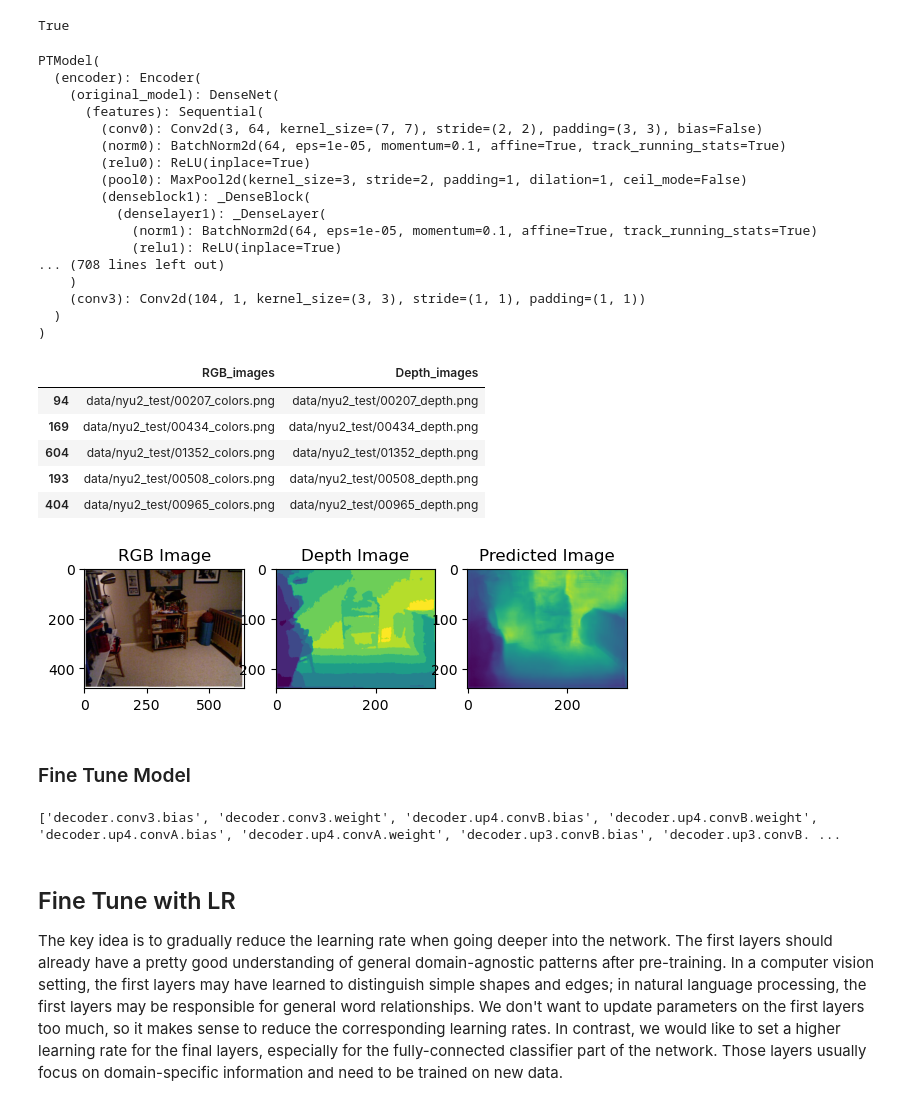
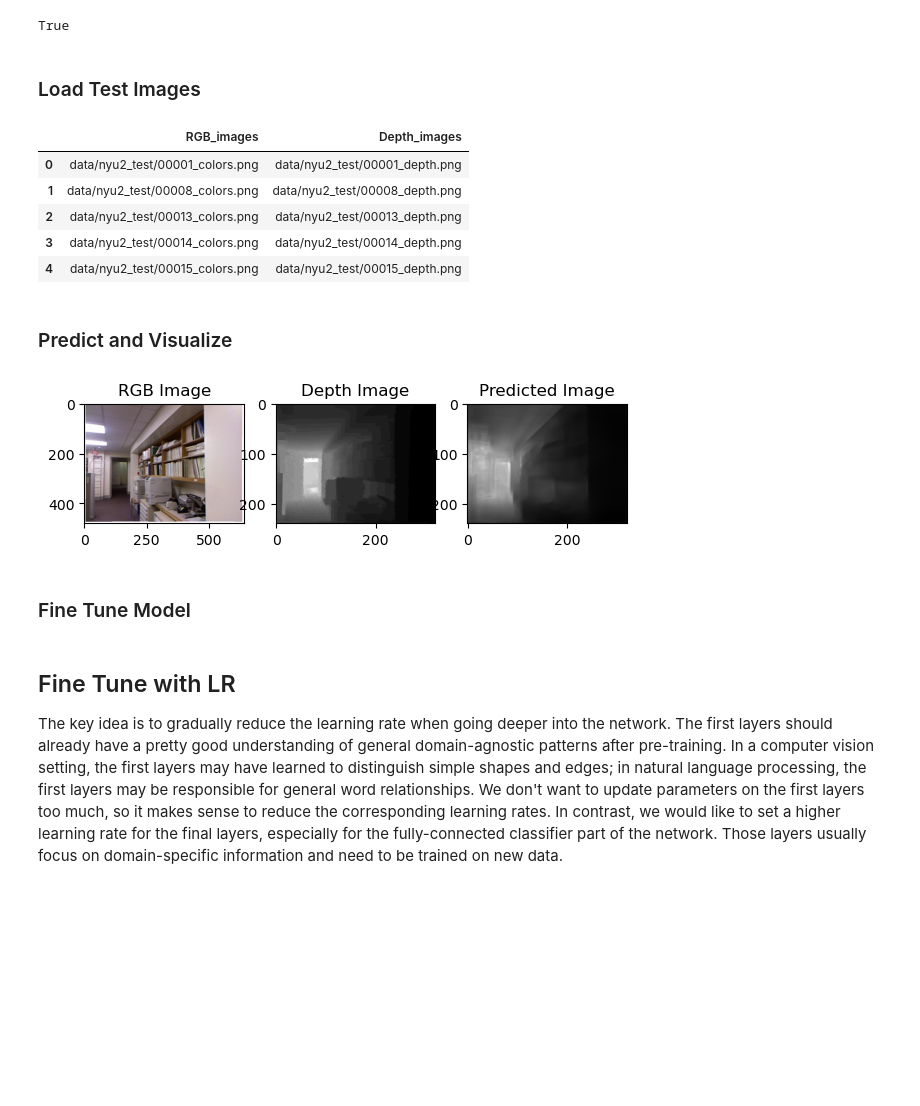
Before and after one commit to Samarth-991/Depth-Estimation, a Jupyter notebook: notebooks/03_inference.ipynb, the cells around one changed output. Drawn from its saved outputs; the diff is of its cells as text; code cells hidden in the pictures; blank space fills up the shorter version.

```diff
--- a/notebooks/03_inference.ipynb
+++ b/notebooks/03_inference.ipynb
@@ -6,7 +6,7 @@ import pandas as pd
 import torch as th
 from matplotlib import pyplot as plt
 import sys
-
+from torch.utils.data import DataLoader
 
 sys.path.append("/mnt/e/Personal/Samarth/repository/RGB_to_3D_conversion/src")
 from depth_model.model import PTModel
@@ -14,7 +14,7 @@ from data_loader.data_creation import CreateDataset
 from utils.data_transforms import pre_process
 
 print(th.cuda.is_available())
-device = 'cpu' if th.cuda.is_available() else 'cpu'
+device = 'cuda' if th.cuda.is_available() else 'cpu'
 # %% [output]
 True
 # %%
@@ -22,37 +22,20 @@ depth_model = PTModel().to(device)
 checkpoint = th.load("../model/depthnet.ckpt")
 depth_model.load_state_dict(checkpoint)
 depth_model.eval()
-# %% [output]
-PTModel(
-  (encoder): Encoder(
-    (original_model): DenseNet(
-      (features): Sequential(
-        (conv0): Conv2d(3, 64, kernel_size=(7, 7), stride=(2, 2), padding=(3, 3), bias=False)
-        (norm0): BatchNorm2d(64, eps=1e-05, momentum=0.1, affine=True, track_running_stats=True)
-        (relu0): ReLU(inplace=True)
-        (pool0): MaxPool2d(kernel_size=3, stride=2, padding=1, dilation=1, ceil_mode=False)
-        (denseblock1): _DenseBlock(
-          (denselayer1): _DenseLayer(
-            (norm1): BatchNorm2d(64, eps=1e-05, momentum=0.1, affine=True, track_running_stats=True)
-            (relu1): ReLU(inplace=True)
-... (708 lines left out)
-    )
-    (conv3): Conv2d(104, 1, kernel_size=(3, 3), stride=(1, 1), padding=(1, 1))
-  )
-)
+# %% [markdown]
+### Load Test  Images
 # %%
 data_path = "/mnt/e/Personal/Samarth/repository/RGB_to_3D_conversion/Data"
 val_df = pd.read_csv(os.path.join(data_path, 'data/nyu2_test.csv'))
 val_df.columns = ['RGB_images', 'Depth_images']
-val_df = val_df.sample(500)
 val_df.head()
 # %% [output]
 |  | RGB_images | Depth_images |
-| 94 | data/nyu2_test/00207_colors.png | data/nyu2_test/00207_depth.png |
-| 169 | data/nyu2_test/00434_colors.png | data/nyu2_test/00434_depth.png |
-| 604 | data/nyu2_test/01352_colors.png | data/nyu2_test/01352_depth.png |
-| 193 | data/nyu2_test/00508_colors.png | data/nyu2_test/00508_depth.png |
-| 404 | data/nyu2_test/00965_colors.png | data/nyu2_test/00965_depth.png |
+| 0 | data/nyu2_test/00001_colors.png | data/nyu2_test/00001_depth.png |
+| 1 | data/nyu2_test/00008_colors.png | data/nyu2_test/00008_depth.png |
+| 2 | data/nyu2_test/00013_colors.png | data/nyu2_test/00013_depth.png |
+| 3 | data/nyu2_test/00014_colors.png | data/nyu2_test/00014_depth.png |
+| 4 | data/nyu2_test/00015_colors.png | data/nyu2_test/00015_depth.png |
 # %%
 val_rgb_files = [osp.join(data_path, filename) for filename in val_df['RGB_images'].to_list()]
 val_depth_files = [osp.join(data_path, filename) for filename in val_df['Depth_images'].to_list()]
@@ -67,3 +49,5 @@ valid_loader = DataLoader(valid_dataset, batch_size=1, shuffle=False, num_worker
+# %% [markdown]
+### Predict and Visualize
 # %%
 def to_multichannel(i):
     if i.shape[2] == 3: return i
@@ -77,42 +61,48 @@ def tensor_to_numpy_image(image,rgb=True):
         return np.array(image.transpose(1, 2, 0)*255, dtype=np.uint8)
 
     else:
-        return image.squeeze(axis=0)*255.0
+        return image.squeeze(axis=0)
 
 def DepthNorm(x, maxDepth):
     return maxDepth / x
 
 
 plt.figure(figsize=(7,15))
 
 for i, sample_batch in enumerate(valid_loader):
-
     image = sample_batch['image'].to(device)
     depth = sample_batch['depth'].to(device)
 
     y_pred = depth_model(sample_batch['image'].to(device))
     y_pred = tensor_to_numpy_image(y_pred,rgb=False)
-    y_pred = DepthNorm(y_pred,100)*255
+
+    y_pred = DepthNorm(y_pred,0.05)*255
 
     depth_image = tensor_to_numpy_image(depth,rgb=False)
+
 
     resize_image =  tensor_to_numpy_image(image) # , shape, preserve_range=True, mode='reflect', anti_aliasing=True )
     plt.subplot(1,3,1)
     plt.title("RGB Image")
     plt.imshow(resize_image)
 
     plt.subplot(1,3,2)
     plt.title("Depth Image")
-    plt.imshow(depth_image)
+    plt.imshow(depth_image,cmap='gray')
 
     plt.subplot(1,3,3)
     plt.title("Predicted Image")
-    plt.imshow(y_pred)
+    plt.imshow(y_pred,cmap='gray')
+
+    # print(f"Image resolution: {y_pred.shape}")
+    # print(f"Data type: {y_pred.dtype}")
+    # print(f"Min value: {np.min(y_pred)}")
+    # print(f"Max value: {np.max(y_pred)}")
 
     if i == 4:
         break
 # %% [output]
-[figure, old version]
+[figure, new version]
 # %% [markdown]
 ### Fine Tune Model
 # %%
@@ -124,8 +114,6 @@ for idx, (name, param) in enumerate(depth_model.named_parameters()):
 # reverse layers
 layer_names.reverse()
 print(layer_names[0:20])
-# %% [output]
-['decoder.conv3.bias', 'decoder.conv3.weight', 'decoder.up4.convB.bias', 'decoder.up4.convB.weight', 'decoder.up4.convA.bias', 'decoder.up4.convA.weight', 'decoder.up3.convB.bias', 'decoder.up3.convB. ...
 # %% [markdown]
 ## Fine Tune with LR
 The key idea is to gradually reduce the learning rate when going deeper into the network. The first layers should already have a pretty good understanding of general domain-agnostic patterns after pre-training. In a computer vision setting, the first layers may have learned to distinguish simple shapes and edges; in natural language processing, the first layers may be responsible for general word relationships. We don't want to update parameters on the first layers too much, so it makes sense to reduce the corresponding learning rates. In contrast, we would like to set a higher learning rate for the final layers, especially for the fully-connected classifier part of the network. Those layers usually focus on domain-specific information and need to be trained on new data.
```
Also changed, not shown: parts of 11 cells of this notebook, 3 other files.
